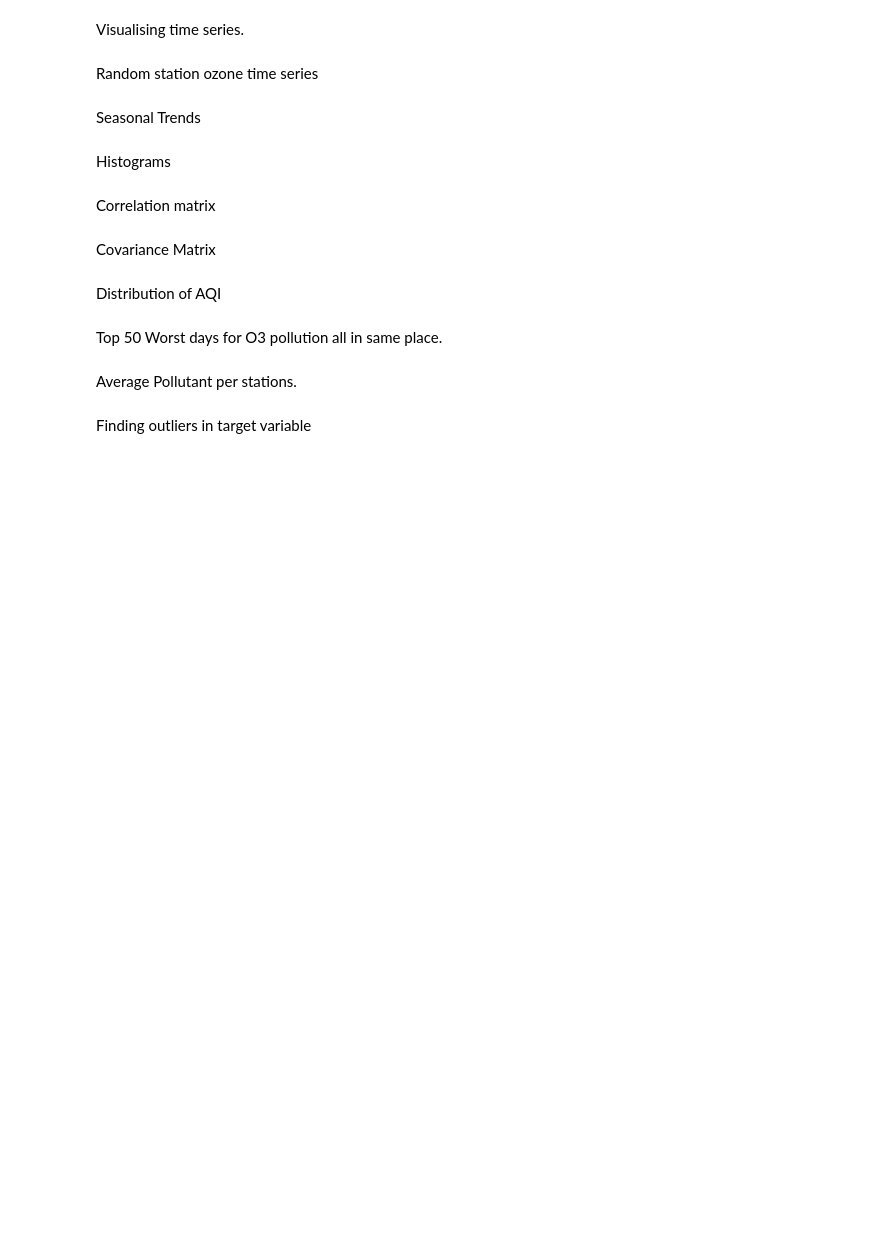
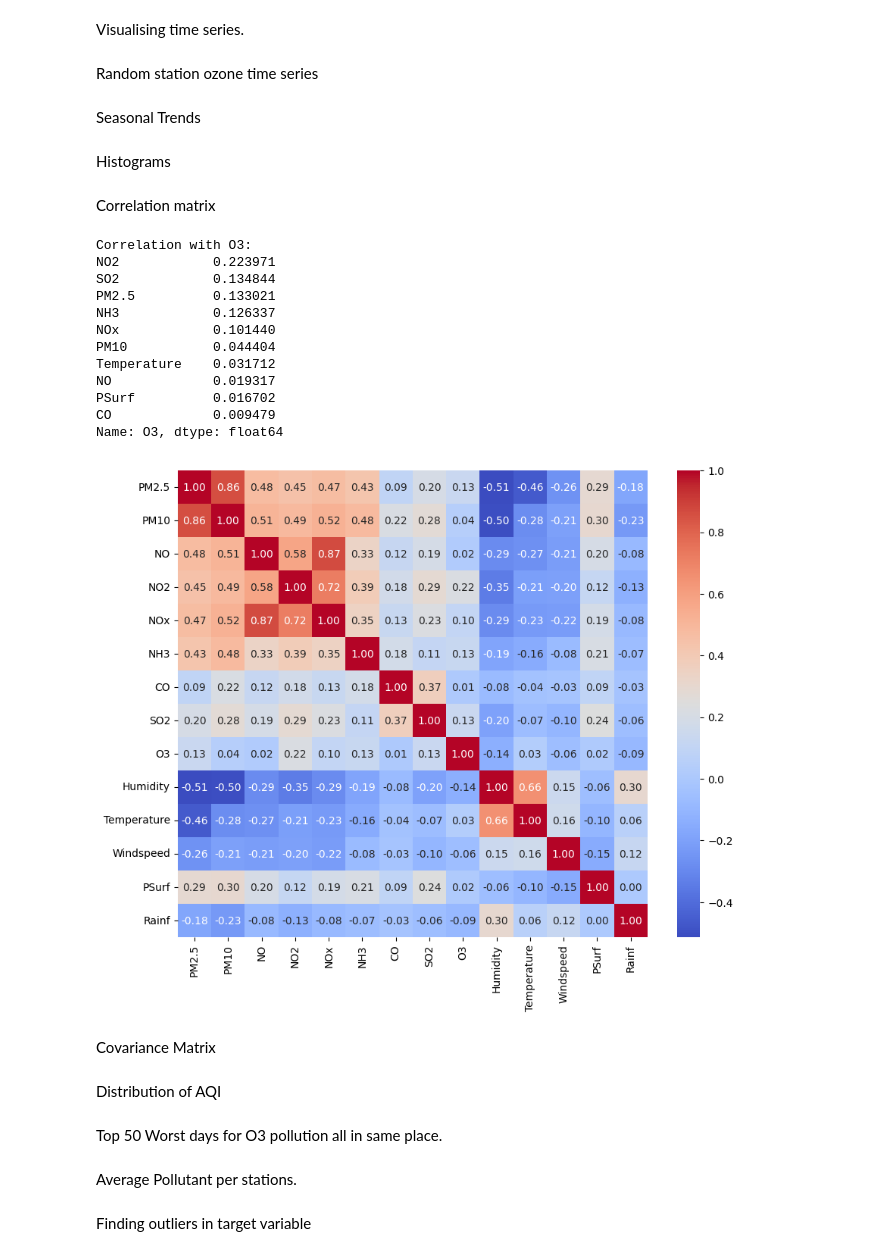
Before and after one commit to AlexRarinca/Air_Quality_Prediction, a Jupyter notebook: air_quality_all.ipynb, the cells around one changed output. Cells and saved outputs as stored; diff of their text form; code cells hidden in the pictures; blank space fills up the shorter version.

```diff
--- a/air_quality_all.ipynb
+++ b/air_quality_all.ipynb
@@ -44,10 +45,10 @@ from scipy.stats import pearsonr, spearmanr
 Reading in data
 # %%
 # Loading the dataset
-df = pd.read_csv('India_complete_day.csv', low_memory=False)
+df = pd.read_csv('merged_data_v2.csv', low_memory=False)
 
 # Parse datetime
-df['datetime'] = pd.to_datetime(df['datetime'])
+df['datetime'] = pd.to_datetime(df['datetime'], dayfirst=False)
 
 # Extract useful time features
 #df['hour'] = df['datetime'].dt.hour
@@ -58,6 +59,10 @@ df['year'] = df['datetime'].dt.year
 # convert StationId to integer labels
 df['stationid_int'], uniques = pd.factorize(df['StationId'])
 
+df['Temperature'] = df['Temperature'] - 273
+
+print(df.head(5))
+
 
 # for one hot encoding stationid_int- was not successful
 #one_hot_df = pd.get_dummies(df, columns = ['stationid_int'])
@@ -343,20 +374,34 @@ Correlation matrix
 # %%
 def correlation_matrix(df):
 
     # Correlation matrix for pollutants.
     df_corr = df.drop(['AQI_Bucket', 'City', 'datetime', 'StationId', 'StationName', 'Status', 'State', 'lat', 'lon', 'month', 'dayofweek', 'day', 'year', 'AQI', 'stationid_int'], axis=1)
     corr_matrix = df_corr.corr()
 
     # Show strong correlations with 03
     if 'O3' in corr_matrix.columns:
         O3_corr = corr_matrix['O3'].sort_values(ascending=False)
         print("\nCorrelation with O3:")
         print(O3_corr[1:11])
 
     plt.figure(figsize=(10, 8))
     sns.heatmap(corr_matrix, annot=True, fmt=".2f", cmap='coolwarm')
 
-#correlation_matrix(df)
+correlation_matrix(df)
+# %% [output]
+Correlation with O3:
+NO2            0.223971
+SO2            0.134844
+PM2.5          0.133021
+NH3            0.126337
+NOx            0.101440
+PM10           0.044404
+Temperature    0.031712
+NO             0.019317
+PSurf          0.016702
+CO             0.009479
+Name: O3, dtype: float64
+[figure, added]
 # %% [markdown]
 Covariance Matrix
 # %%
```
Also changed, not shown: parts of 48 cells of this notebook.
